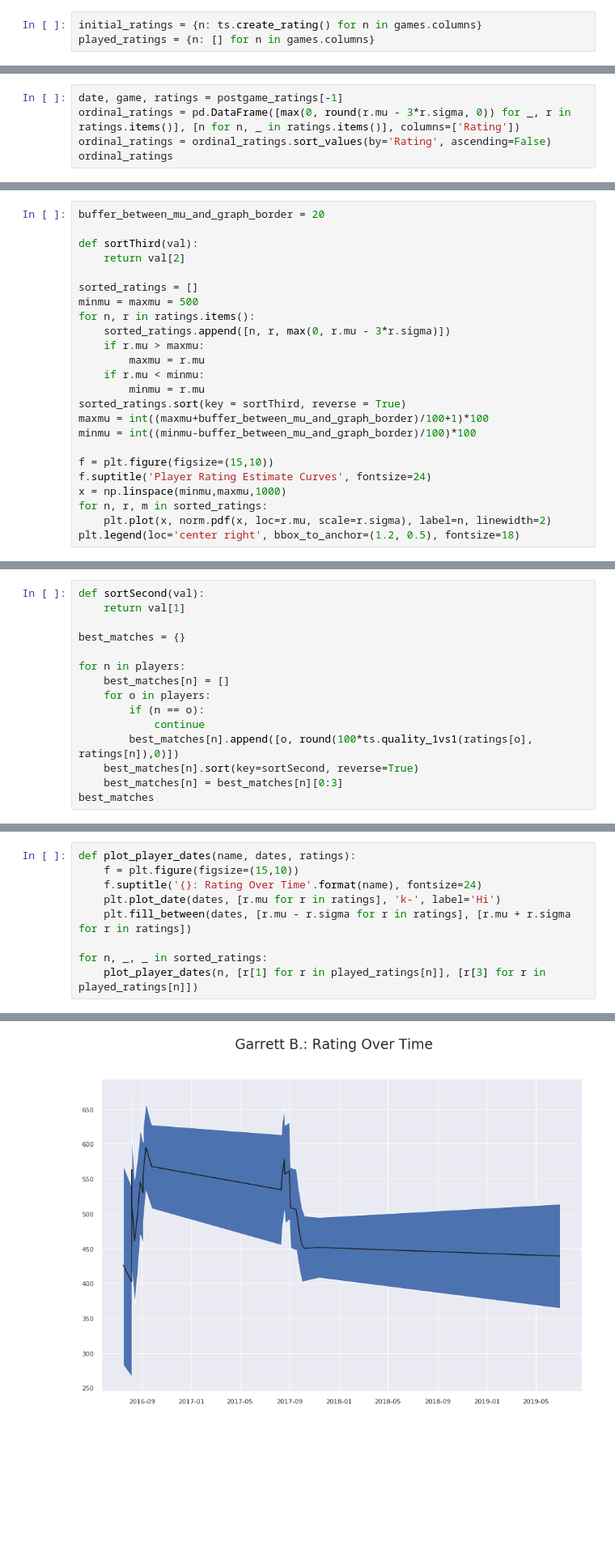
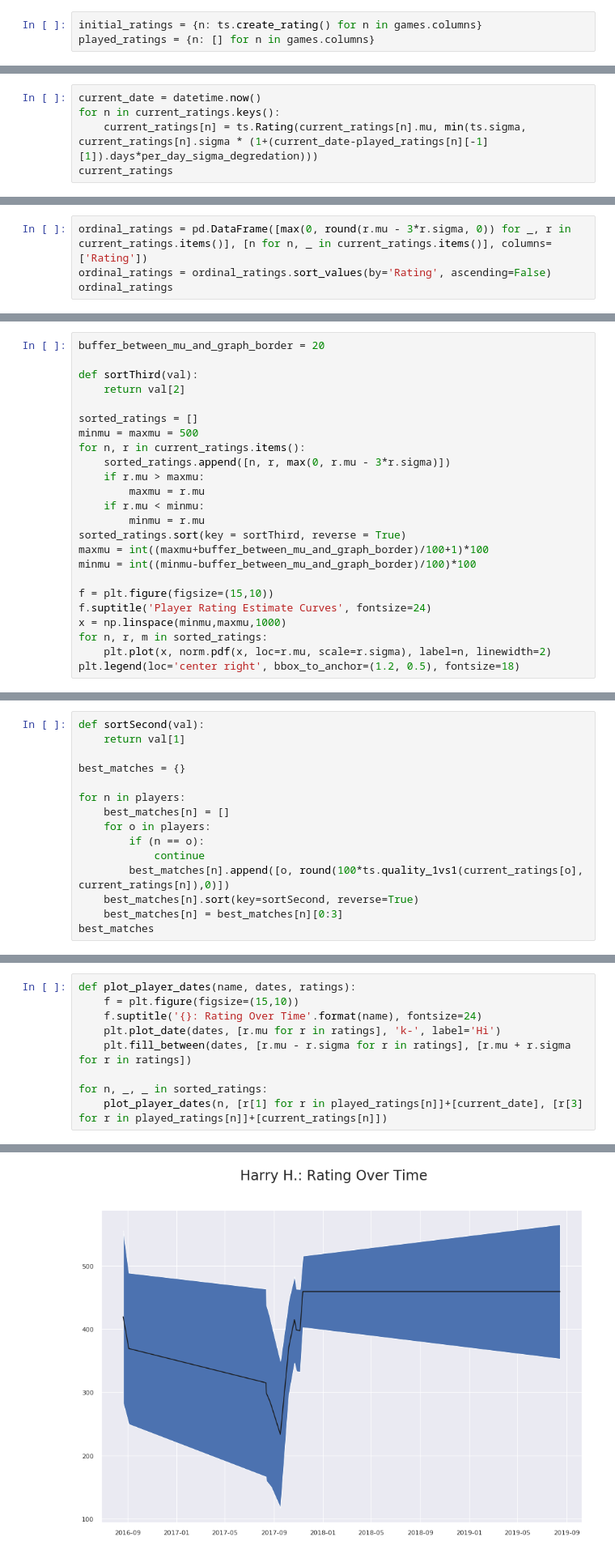
Before and after one commit to ThePlaidMentat/warrank, a Jupyter notebook: WarRankTrueSkill.ipynb, the cells around one changed output, grey strips where cells are left out. Shown at 81% size. Drawn from its saved outputs; the diff is of its cells as text; blank space fills up the shorter version.

Commit message:
Cleanup of the various variables.  Now utilizes full degrading sigmas and gives data for the current date (whatever that may be).

```diff
--- a/WarRankTrueSkill.ipynb
+++ b/WarRankTrueSkill.ipynb
@@ -142,3 +139,8 @@ played_ratings
    Dustin S.    0.0
    Name: 7/7/2019, dtype: float64,
    trueskill.Rating(mu=545.617, sigma=101.020)]]}
+# %%
+current_date = datetime.now()
+for n in current_ratings.keys():
+    current_ratings[n] = ts.Rating(current_ratings[n].mu, min(ts.sigma, current_ratings[n].sigma * (1+(current_date-played_ratings[n][-1][1]).days*per_day_sigma_degredation)))
+current_ratings
@@ -145,6 +162,5 @@ played_ratings
 # %%
-date, game, ratings = postgame_ratings[-1]
-ordinal_ratings = pd.DataFrame([max(0, round(r.mu - 3*r.sigma, 0)) for _, r in ratings.items()], [n for n, _ in ratings.items()], columns=['Rating'])
+ordinal_ratings = pd.DataFrame([max(0, round(r.mu - 3*r.sigma, 0)) for _, r in current_ratings.items()], [n for n, _ in current_ratings.items()], columns=['Rating'])
 ordinal_ratings = ordinal_ratings.sort_values(by='Rating', ascending=False)
 ordinal_ratings
 # %% [output]
@@ -177,7 +193,7 @@ def sortThird(val):
 
 sorted_ratings = []
 minmu = maxmu = 500
-for n, r in ratings.items():
+for n, r in current_ratings.items():
     sorted_ratings.append([n, r, max(0, r.mu - 3*r.sigma)])
     if r.mu > maxmu:
         maxmu = r.mu
@@ -252,7 +268,7 @@ for n in players:
     for o in players:
         if (n == o):
             continue
-        best_matches[n].append([o, round(100*ts.quality_1vs1(ratings[o], ratings[n]),0)])
+        best_matches[n].append([o, round(100*ts.quality_1vs1(current_ratings[o], current_ratings[n]),0)])
     best_matches[n].sort(key=sortSecond, reverse=True)
     best_matches[n] = best_matches[n][0:3]
 best_matches
@@ -285,5 +301,5 @@ def plot_player_dates(name, dates, ratings):
     plt.fill_between(dates, [r.mu - r.sigma for r in ratings], [r.mu + r.sigma for r in ratings])
 
 for n, _, _ in sorted_ratings:
-    plot_player_dates(n, [r[1] for r in played_ratings[n]], [r[3] for r in played_ratings[n]])
+    plot_player_dates(n, [r[1] for r in played_ratings[n]]+[current_date], [r[3] for r in played_ratings[n]]+[current_ratings[n]])
 # %% [output]
@@ -300 +316 @@ for n, _, _ in sorted_ratings:
-[figure, old version]
+[figure, new version]
```
Also changed, not shown: parts of 12 cells of this notebook.
